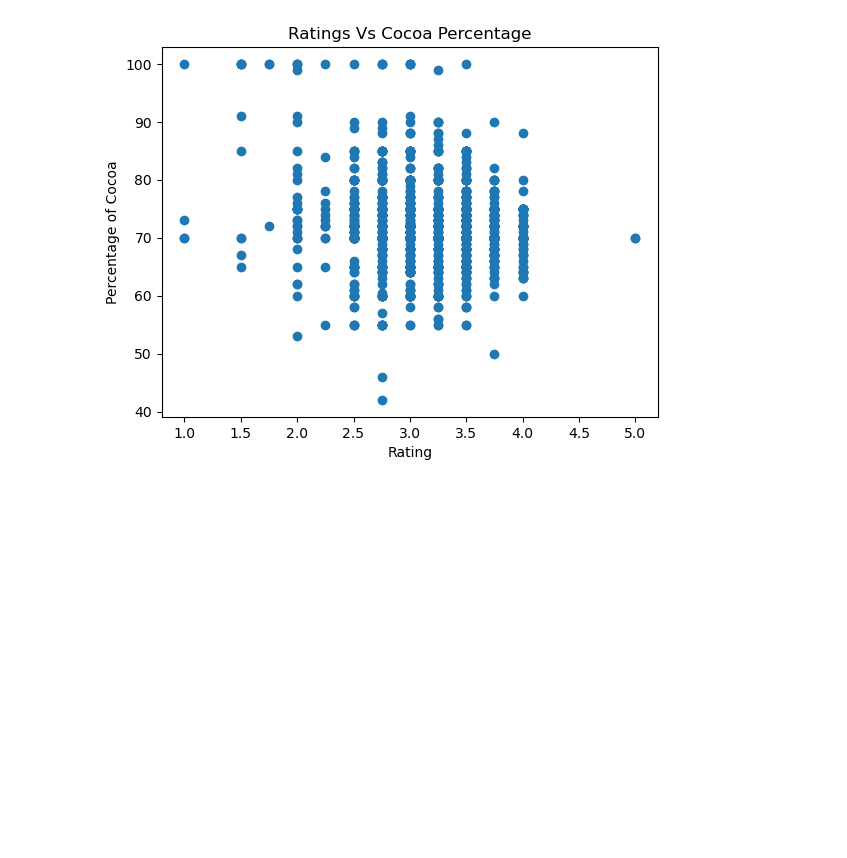
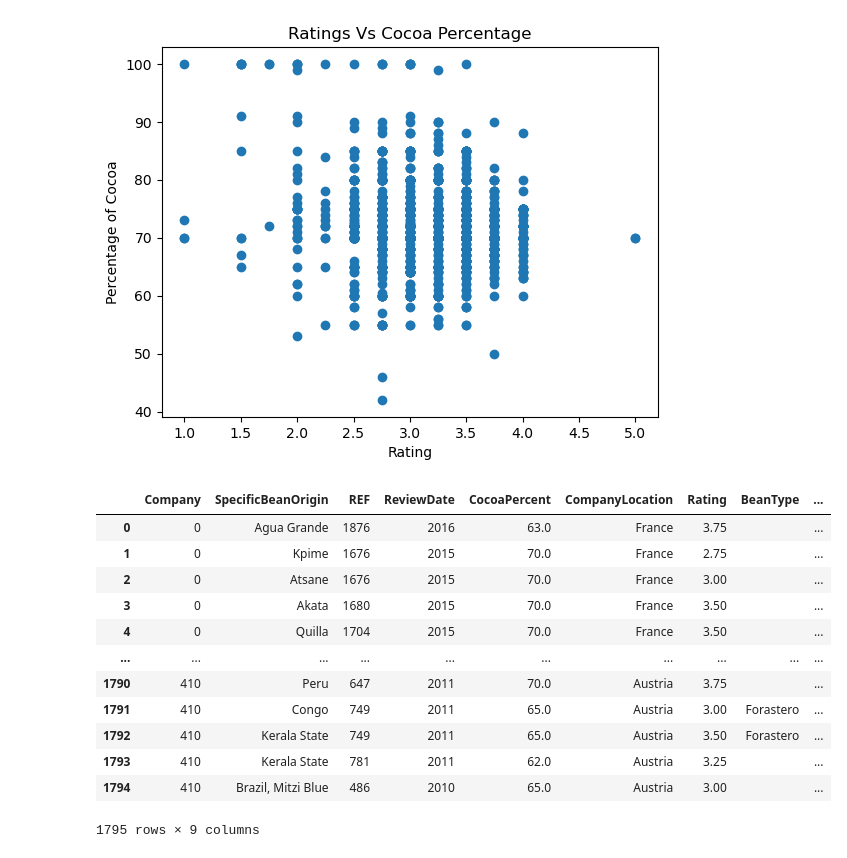
Before and after one commit to Mivenya/BootcampProjects, a Jupyter notebook: Chocolate.ipynb, the cells around one changed output. Drawn from its saved outputs; the diff is of its cells as text; code cells hidden in the pictures; blank space fills up the shorter version.

```diff
--- a/Chocolate.ipynb
+++ b/Chocolate.ipynb
@@ -6,6 +6,9 @@
 import pandas as pd
 import numpy as np
 import matplotlib.pyplot as plt
+from sklearn.preprocessing import LabelEncoder, OneHotEncoder
+enc = LabelEncoder()
+onehot= OneHotEncoder()
 
 dataset = pd.read_csv("flavors_of_cacao.csv")
 # %%
@@ -183,0 +189,20 @@ plt.show()
+# %%
+# First the label
+
+dataset.loc[:, 'Company'] = enc.fit_transform(dataset['Company'])
+
+dataset
+# %% [output]
+|  | Company | SpecificBeanOrigin | REF | ReviewDate | CocoaPercent | CompanyLocation | Rating | BeanType | ... |
+| 0 | 0 | Agua Grande | 1876 | 2016 | 63.0 | France | 3.75 |  | ... |
+| 1 | 0 | Kpime | 1676 | 2015 | 70.0 | France | 2.75 |  | ... |
+| 2 | 0 | Atsane | 1676 | 2015 | 70.0 | France | 3.00 |  | ... |
+| 3 | 0 | Akata | 1680 | 2015 | 70.0 | France | 3.50 |  | ... |
+| 4 | 0 | Quilla | 1704 | 2015 | 70.0 | France | 3.50 |  | ... |
+| ... | ... | ... | ... | ... | ... | ... | ... | ... | ... |
+| 1790 | 410 | Peru | 647 | 2011 | 70.0 | Austria | 3.75 |  | ... |
+| 1791 | 410 | Congo | 749 | 2011 | 65.0 | Austria | 3.00 | Forastero | ... |
+| 1792 | 410 | Kerala State | 749 | 2011 | 65.0 | Austria | 3.50 | Forastero | ... |
+| 1793 | 410 | Kerala State | 781 | 2011 | 62.0 | Austria | 3.25 |  | ... |
+| 1794 | 410 | Brazil, Mitzi Blue | 486 | 2010 | 65.0 | Austria | 3.00 |  | ... |
+1795 rows × 9 columns
```
Also changed, not shown: parts of 2 cells of this notebook.
